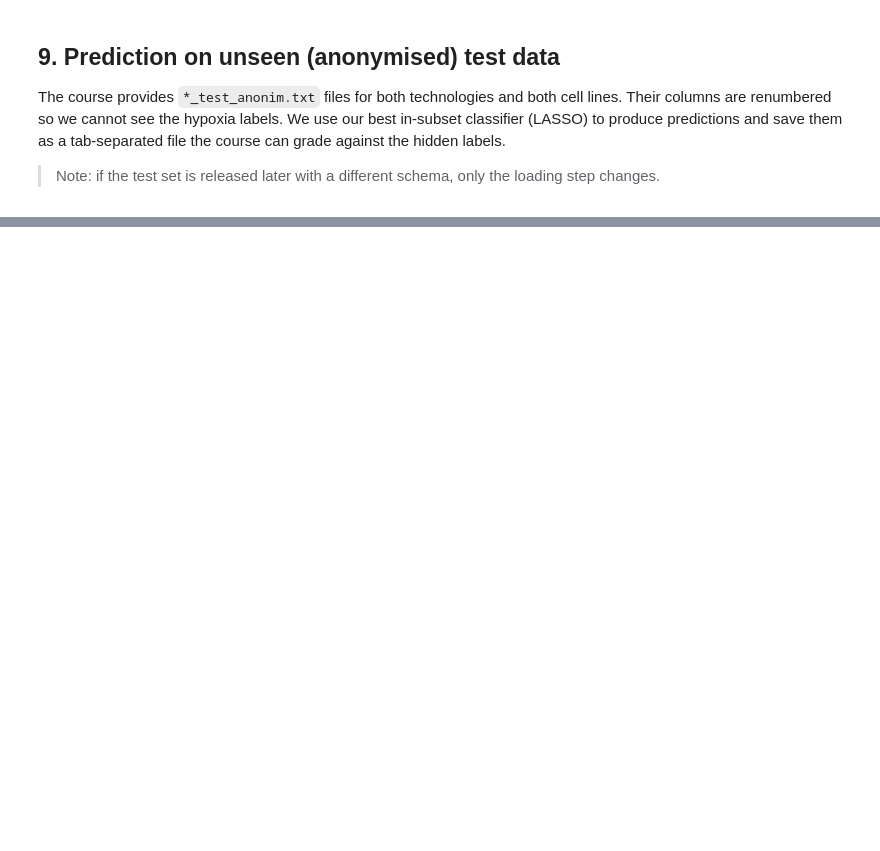
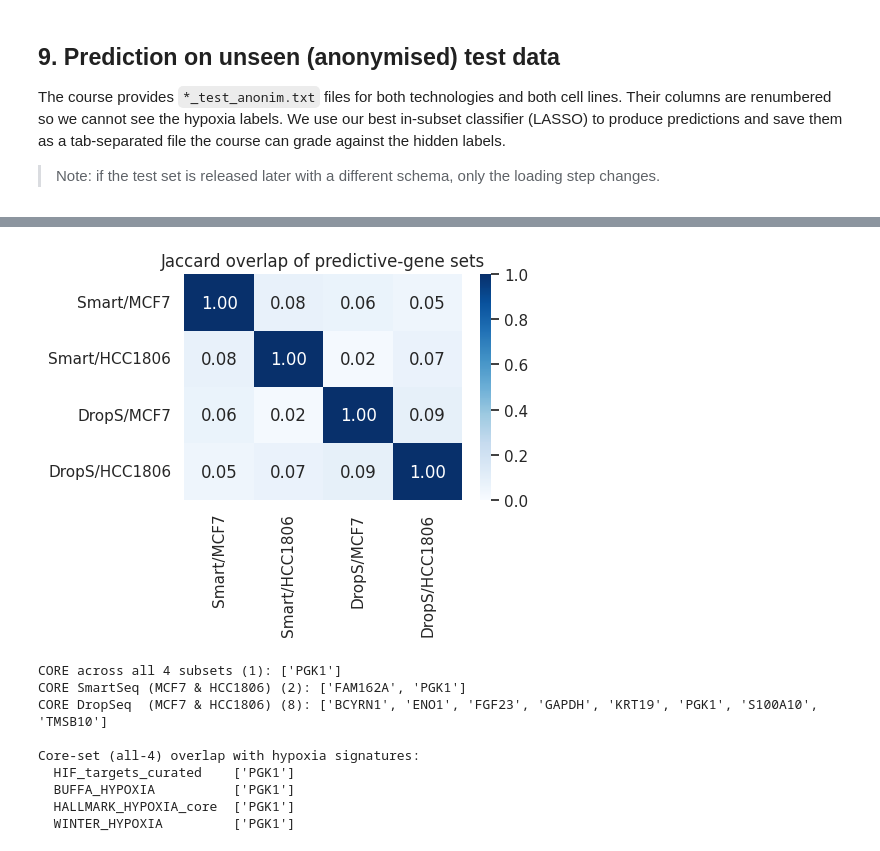
Before and after one commit to Hugo132645/ai-lab-gene-expression, a Jupyter notebook: notebooks/ai_lab_report_final.ipynb, the cells around one changed output, grey strips where cells are left out. Drawn from its saved outputs; the diff is of its cells as text; code cells hidden in the pictures; blank space fills up the shorter version.

```diff
--- a/notebooks/ai_lab_report_final.ipynb
+++ b/notebooks/ai_lab_report_final.ipynb
@@ -1093,0 +1378,32 @@ Expected take-aways, given the literature and the course slides:
+# %%
+import itertools
+sets = {s: set(PRED[s]) for s in SUBSETS}
+labels = [f'{t[:5]}/{l}' for (t, l) in SUBSETS]
+J = pd.DataFrame(index=labels, columns=labels, dtype=float)
+for (la, sa), (lb, sb) in itertools.product(zip(labels, sets.values()), repeat=2):
+    J.loc[la, lb] = len(sa & sb) / len(sa | sb) if (sa | sb) else 0.0
+fig, ax = plt.subplots(figsize=(5.2, 4.2))
+sns.heatmap(J.astype(float), annot=True, fmt='.2f', cmap='Blues', vmin=0, vmax=1, ax=ax)
+ax.set_title('Jaccard overlap of predictive-gene sets'); plt.tight_layout(); plt.show()
+
+core_all   = set.intersection(*sets.values())
+core_smart = sets[('SmartSeq','MCF7')] & sets[('SmartSeq','HCC1806')]
+core_drop  = sets[('DropSeq','MCF7')]  & sets[('DropSeq','HCC1806')]
+print(f'CORE across all 4 subsets ({len(core_all)}): {sorted(core_all)}')
+print(f'CORE SmartSeq (MCF7 & HCC1806) ({len(core_smart)}): {sorted(core_smart)}')
+print(f'CORE DropSeq  (MCF7 & HCC1806) ({len(core_drop)}): {sorted(core_drop)}')
+print('\nCore-set (all-4) overlap with hypoxia signatures:')
+for name, genes in HYPOXIA_SIGS.items():
+    inter = core_all & set(genes)
+    print(f'  {name:22s} {sorted(inter) if inter else "-"}')
+# %% [output]
+[figure, added]
+CORE across all 4 subsets (1): ['PGK1']
+CORE SmartSeq (MCF7 & HCC1806) (2): ['FAM162A', 'PGK1']
+CORE DropSeq  (MCF7 & HCC1806) (8): ['BCYRN1', 'ENO1', 'FGF23', 'GAPDH', 'KRT19', 'PGK1', 'S100A10', 'TMSB10']
+
+Core-set (all-4) overlap with hypoxia signatures:
+  HIF_targets_curated    ['PGK1']
+  BUFFA_HYPOXIA          ['PGK1']
+  HALLMARK_HYPOXIA_core  ['PGK1']
+  WINTER_HYPOXIA         ['PGK1']
```
Also changed, not shown: parts of 34 cells of this notebook, 1 other file.
